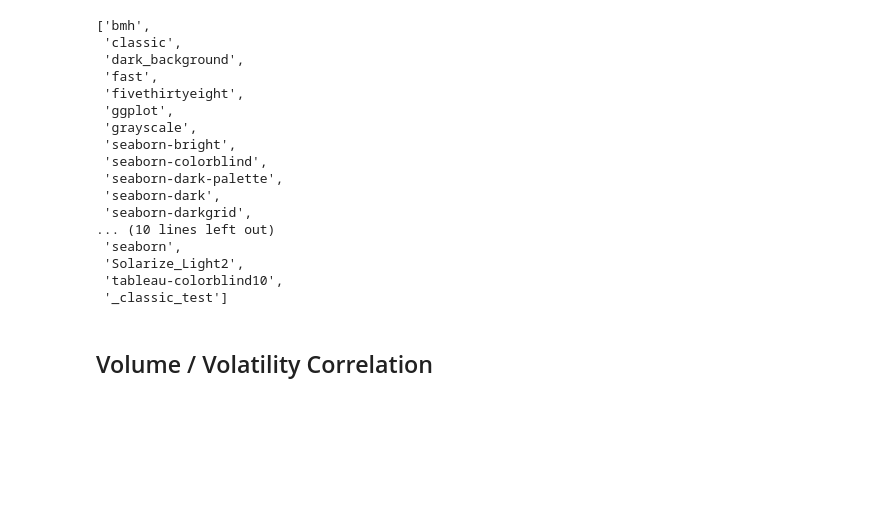
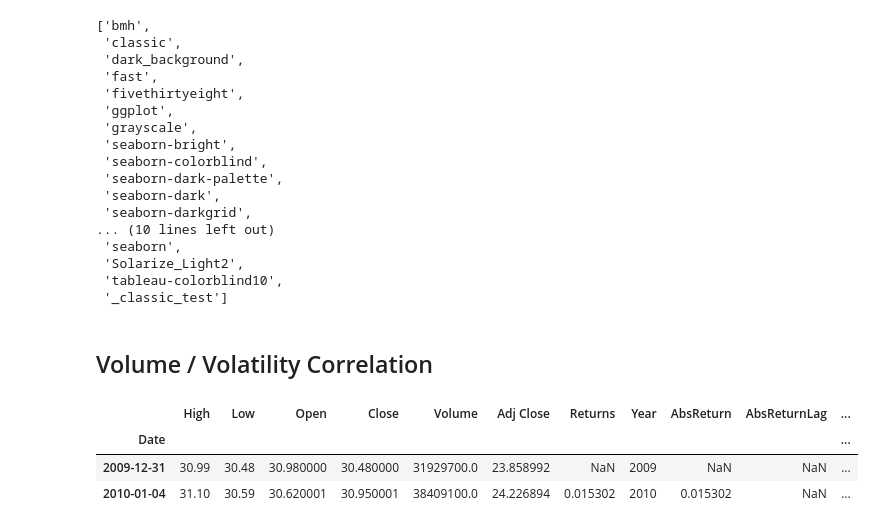
Before and after one commit to simongarisch/streamlit_asset_returns, a Jupyter notebook: notes/Charts.ipynb, the cells around one changed output. Saved outputs shown, nothing was run; the diff lists cells and outputs as text; code cells hidden in the pictures; blank space fills up the shorter version.

Commit message:
adding to volume volatility section

```diff
--- a/notes/Charts.ipynb
+++ b/notes/Charts.ipynb
@@ -296,3 +296,10 @@ plt.style.available
  '_classic_test']
 # %% [markdown]
 ## Volume / Volatility Correlation
+# %%
+df.head(2)
+# %% [output]
+|  | High | Low | Open | Close | Volume | Adj Close | Returns | Year | AbsReturn | AbsReturnLag | ... |
+| Date |  |  |  |  |  |  |  |  |  |  | ... |
+| 2009-12-31 | 30.99 | 30.48 | 30.980000 | 30.480000 | 31929700.0 | 23.858992 | NaN | 2009 | NaN | NaN | ... |
+| 2010-01-04 | 31.10 | 30.59 | 30.620001 | 30.950001 | 38409100.0 | 24.226894 | 0.015302 | 2010 | 0.015302 | NaN | ... |
```
Also changed, not shown: 1 other file.
